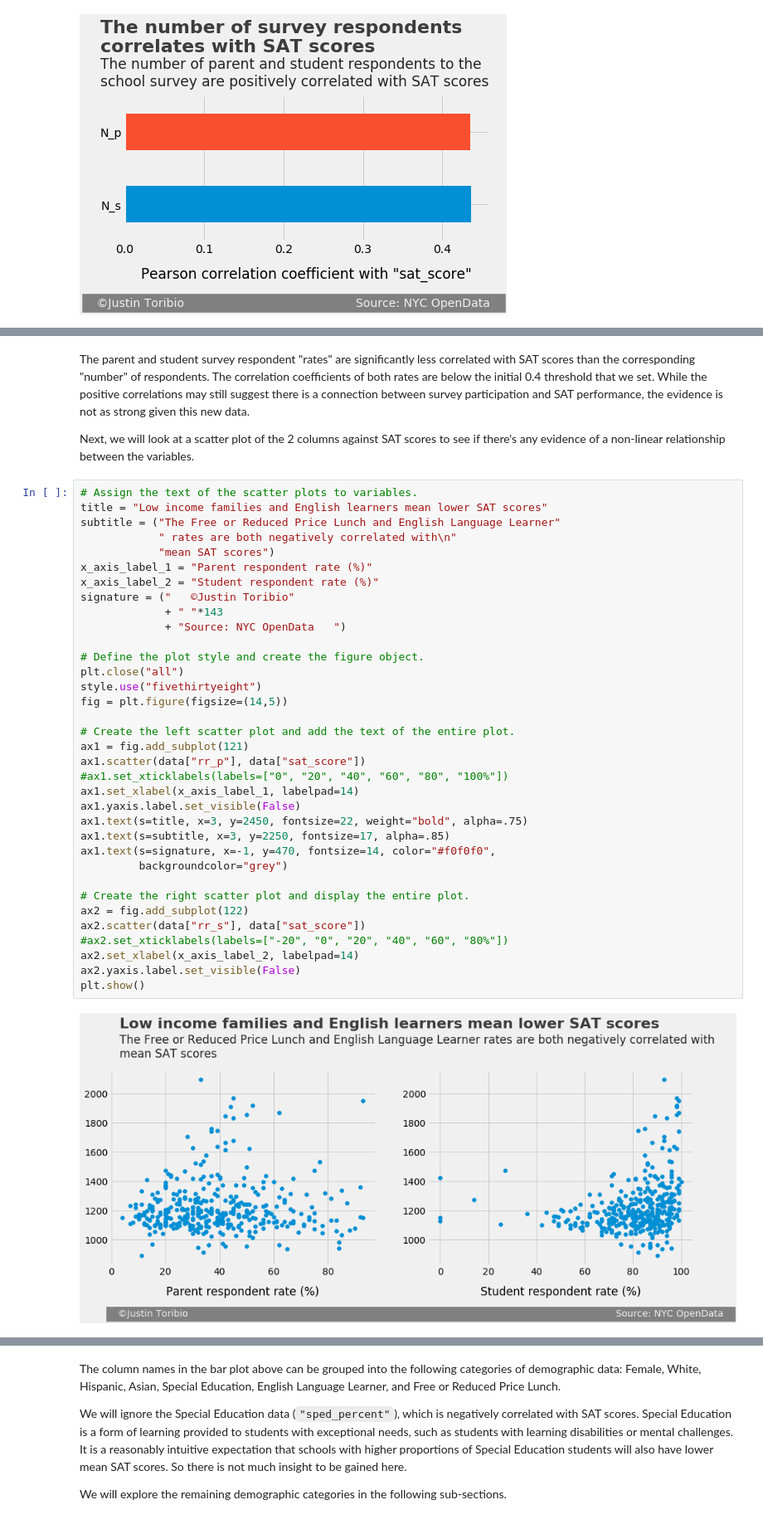
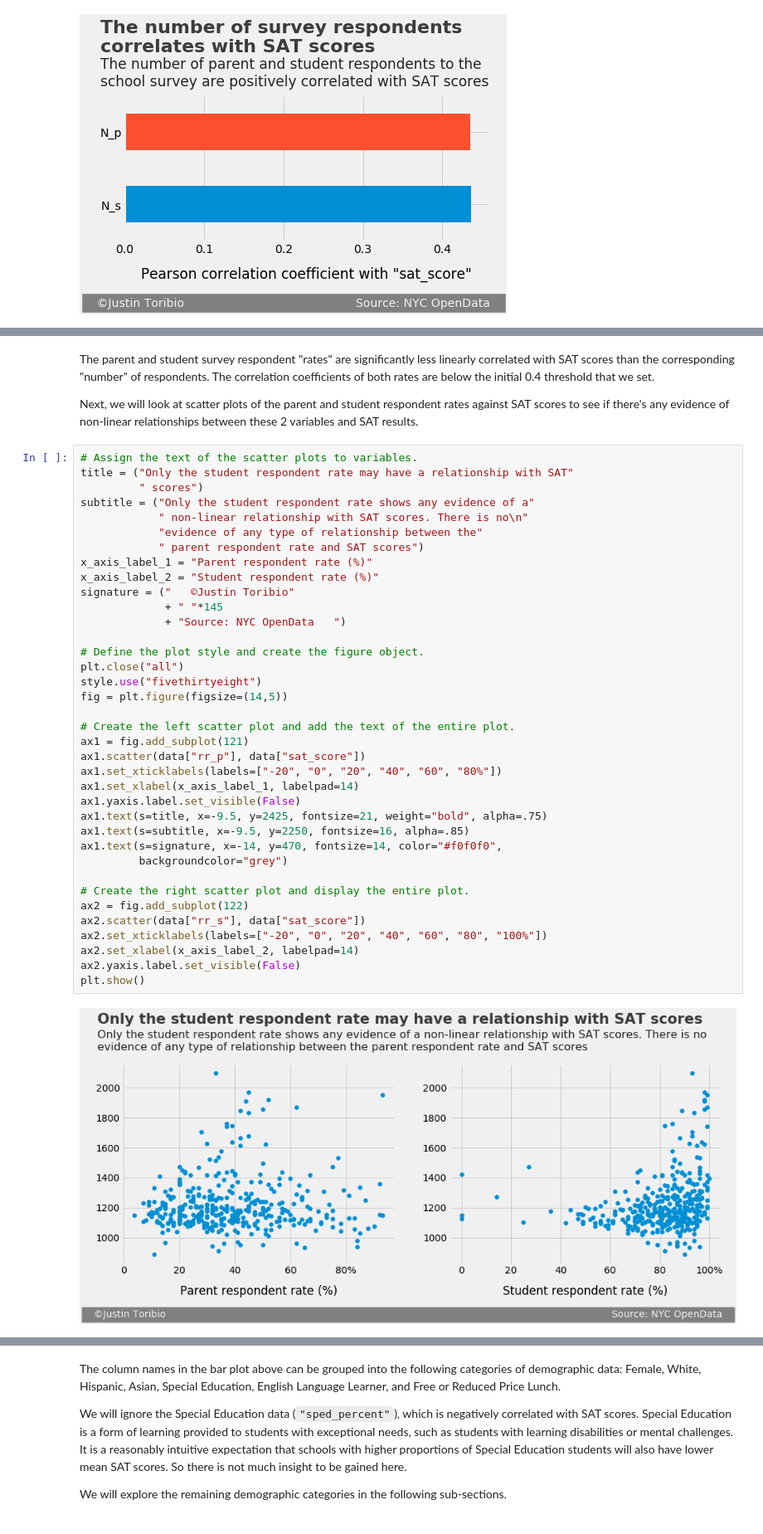
Before and after one commit to JustinToribio/analyzing-the-sat, a Jupyter notebook: notebooks/1.0-jt-analyze-the-sat.ipynb, the cells around one changed output, grey strips where cells are left out. Shown at 83% size. Drawn from its saved outputs; the diff is of its cells as text.

```diff
--- a/notebooks/1.0-jt-analyze-the-sat.ipynb
+++ b/notebooks/1.0-jt-analyze-the-sat.ipynb
@@ -468,41 +468,43 @@ corr_bar_plot(data, "sat_score", columns=columns, fig_size=(7, 3),
 # %% [markdown]
-The parent and student survey respondent "rates" are significantly less correlated with SAT scores than the corresponding "number" of respondents.  The correlation coefficients of both rates are below the initial 0.4 threshold that we set.  While the positive correlations may still suggest there is a connection between survey participation and SAT performance, the evidence is not as strong given this new data.
+The parent and student survey respondent "rates" are significantly less linearly correlated with SAT scores than the corresponding "number" of respondents.  The correlation coefficients of both rates are below the initial 0.4 threshold that we set.
 
-Next, we will look at a scatter plot of the 2 columns against SAT scores to see if there's any evidence of a non-linear relationship between the variables.
+Next, we will look at scatter plots of the parent and student respondent rates against SAT scores to see if there's any evidence of non-linear relationships between these 2 variables and SAT results.
 # %%
 # Assign the text of the scatter plots to variables.
-title = "Low income families and English learners mean lower SAT scores"
-subtitle = ("The Free or Reduced Price Lunch and English Language Learner"
-            " rates are both negatively correlated with\n"
-            "mean SAT scores")
+title = ("Only the student respondent rate may have a relationship with SAT"
+         " scores")
+subtitle = ("Only the student respondent rate shows any evidence of a"
+            " non-linear relationship with SAT scores. There is no\n"
+            "evidence of any type of relationship between the"
+            " parent respondent rate and SAT scores")
 x_axis_label_1 = "Parent respondent rate (%)"
 x_axis_label_2 = "Student respondent rate (%)"
 signature = ("   ©Justin Toribio"
-             + " "*143
+             + " "*145
              + "Source: NYC OpenData   ")
 
 # Define the plot style and create the figure object.
 plt.close("all")
 style.use("fivethirtyeight")
 fig = plt.figure(figsize=(14,5))
 
 # Create the left scatter plot and add the text of the entire plot.
 ax1 = fig.add_subplot(121)
 ax1.scatter(data["rr_p"], data["sat_score"])
-#ax1.set_xticklabels(labels=["0", "20", "40", "60", "80", "100%"])
+ax1.set_xticklabels(labels=["-20", "0", "20", "40", "60", "80%"])
 ax1.set_xlabel(x_axis_label_1, labelpad=14)
 ax1.yaxis.label.set_visible(False)
-ax1.text(s=title, x=3, y=2450, fontsize=22, weight="bold", alpha=.75)
-ax1.text(s=subtitle, x=3, y=2250, fontsize=17, alpha=.85)
-ax1.text(s=signature, x=-1, y=470, fontsize=14, color="#f0f0f0",
+ax1.text(s=title, x=-9.5, y=2425, fontsize=21, weight="bold", alpha=.75)
+ax1.text(s=subtitle, x=-9.5, y=2250, fontsize=16, alpha=.85)
+ax1.text(s=signature, x=-14, y=470, fontsize=14, color="#f0f0f0",
          backgroundcolor="grey")
 
 # Create the right scatter plot and display the entire plot.
 ax2 = fig.add_subplot(122)
 ax2.scatter(data["rr_s"], data["sat_score"])
-#ax2.set_xticklabels(labels=["-20", "0", "20", "40", "60", "80%"])
+ax2.set_xticklabels(labels=["-20", "0", "20", "40", "60", "80", "100%"])
 ax2.set_xlabel(x_axis_label_2, labelpad=14)
 ax2.yaxis.label.set_visible(False)
 plt.show()
 # %% [output]
-[figure, old version]
+[figure, new version]
```
Also changed, not shown: parts of 9 cells of this notebook.
